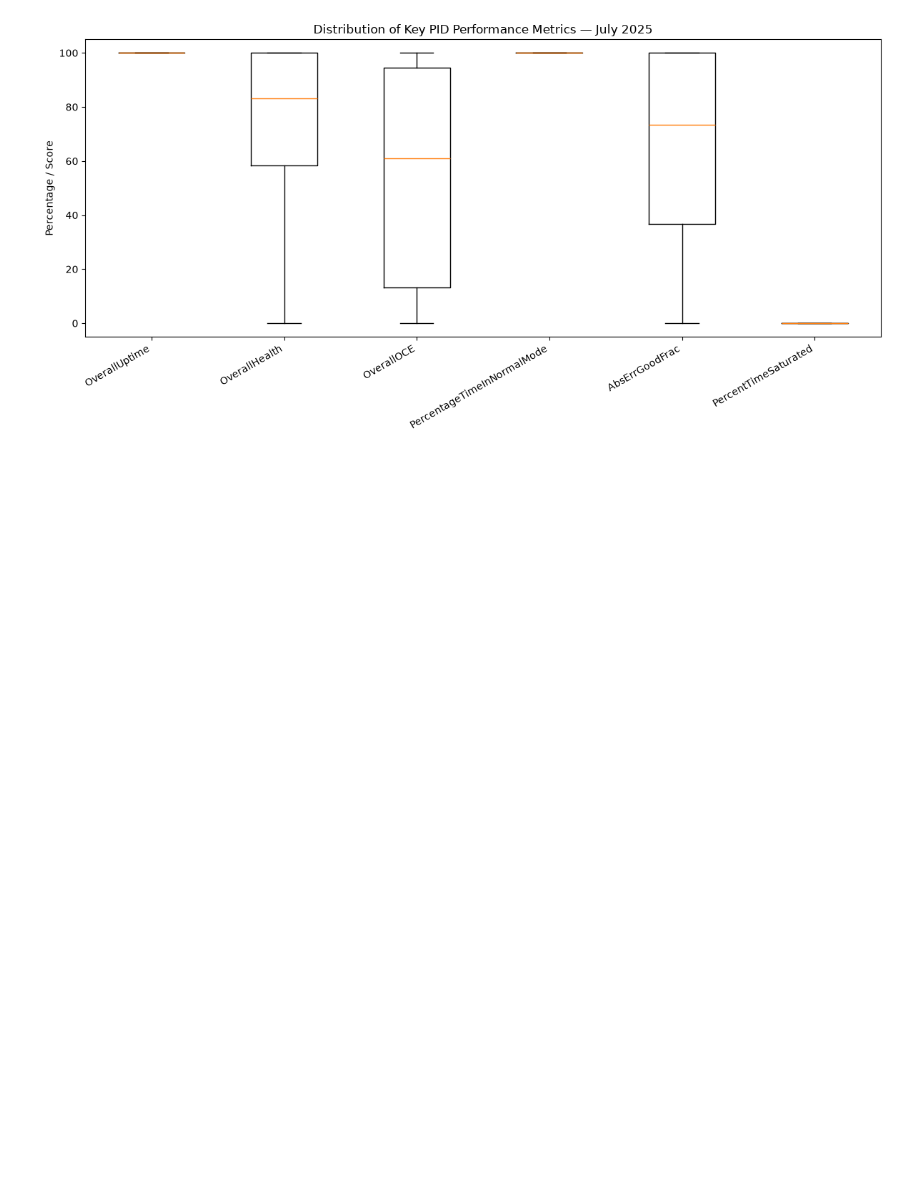
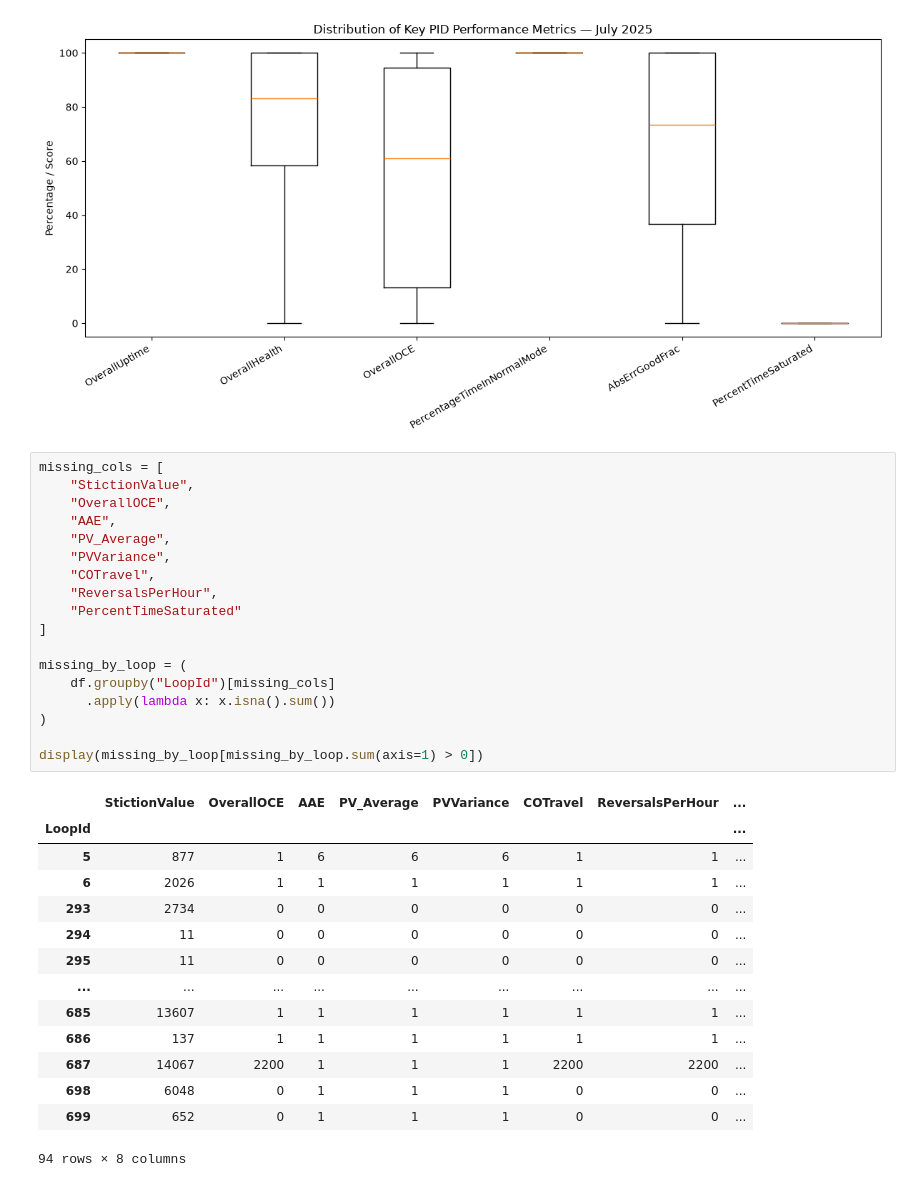
Before and after one commit to DataByThinh/control-station, a Jupyter notebook: notebooks/eda.ipynb, the cells around one changed output. Saved outputs shown, nothing was run; the diff lists cells and outputs as text; blank space fills up the shorter version.

```diff
--- a/notebooks/eda.ipynb
+++ b/notebooks/eda.ipynb
@@ -367,3 +400,36 @@ plt.tight_layout()
 plt.show()
 # %% [output]
 [figure]
+# %%
+missing_cols = [
+    "StictionValue",
+    "OverallOCE",
+    "AAE",
+    "PV_Average",
+    "PVVariance",
+    "COTravel",
+    "ReversalsPerHour",
+    "PercentTimeSaturated"
+]
+
+missing_by_loop = (
+    df.groupby("LoopId")[missing_cols]
+      .apply(lambda x: x.isna().sum())
+)
+
+display(missing_by_loop[missing_by_loop.sum(axis=1) > 0])
+# %% [output]
+|  | StictionValue | OverallOCE | AAE | PV_Average | PVVariance | COTravel | ReversalsPerHour | ... |
+| LoopId |  |  |  |  |  |  |  | ... |
+| 5 | 877 | 1 | 6 | 6 | 6 | 1 | 1 | ... |
+| 6 | 2026 | 1 | 1 | 1 | 1 | 1 | 1 | ... |
+| 293 | 2734 | 0 | 0 | 0 | 0 | 0 | 0 | ... |
+| 294 | 11 | 0 | 0 | 0 | 0 | 0 | 0 | ... |
+| 295 | 11 | 0 | 0 | 0 | 0 | 0 | 0 | ... |
+| ... | ... | ... | ... | ... | ... | ... | ... | ... |
+| 685 | 13607 | 1 | 1 | 1 | 1 | 1 | 1 | ... |
+| 686 | 137 | 1 | 1 | 1 | 1 | 1 | 1 | ... |
+| 687 | 14067 | 2200 | 1 | 1 | 1 | 2200 | 2200 | ... |
+| 698 | 6048 | 0 | 1 | 1 | 1 | 0 | 0 | ... |
+| 699 | 652 | 0 | 1 | 1 | 1 | 0 | 0 | ... |
+94 rows × 8 columns
```
Also changed, not shown: parts of 1 cell of this notebook, 1 other file.
